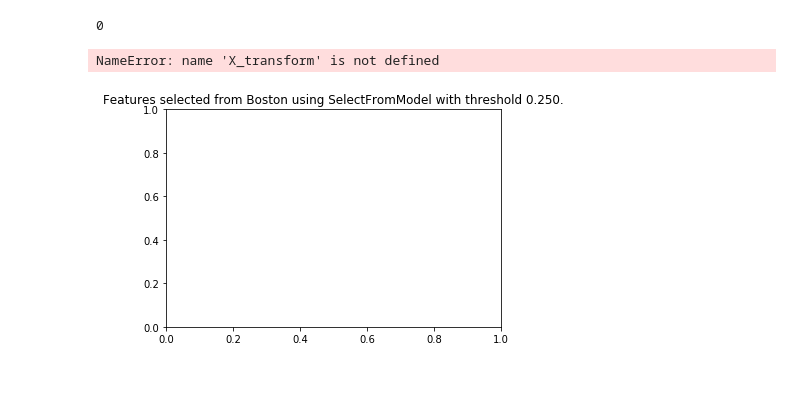
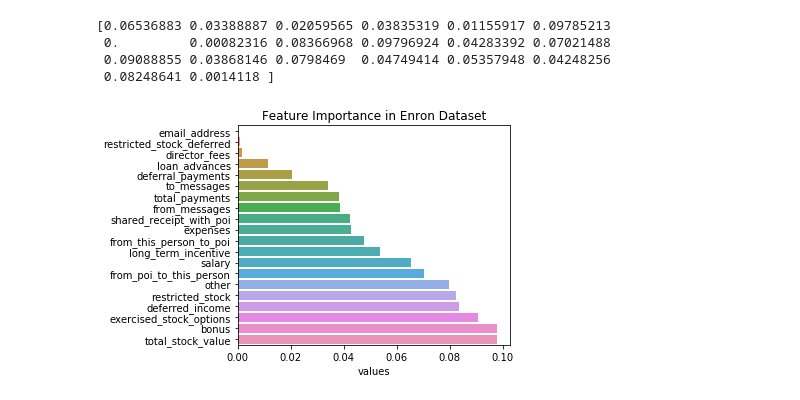
Before and after one commit to GabrielSGoncalves/udacity_nanodegree_datascience2, a Jupyter notebook: final_project/Final_project_EDA.ipynb, the cells around one changed output. Drawn from its saved outputs; the diff is of its cells as text; code cells hidden in the pictures.

```diff
--- a/final_project/Final_project_EDA.ipynb
+++ b/final_project/Final_project_EDA.ipynb
@@ -135,22 +93,29 @@ while n_features > 10:
-# %%
-n_features
-# %% [output]
-0
-# %%
-# Plot the selected two features from X.
-plt.title(
-    "Features selected from Boston using SelectFromModel with "
-    "threshold %0.3f." % sfm.threshold)
-feature1 = X_transform[:, 0]
-feature2 = X_transform[:, 1]
-plt.plot(feature1, feature2, 'r.')
-plt.xlabel("Feature number 1")
-plt.ylabel("Feature number 2")
-plt.ylim([np.min(feature2), np.max(feature2)])
-plt.show()
-# %% [output]
-NameError: name 'X_transform' is not defined
-[figure, removed]
+# %%
+from sklearn.ensemble import ExtraTreesClassifier
+import matplotlib.pyplot as plt
+model = ExtraTreesClassifier()
+model.fit(X,y)
+print(model.feature_importances_) #use inbuilt class feature_importances of tree based classifiers
+#plot graph of feature importances for better visualization
+feat_importances = pd.Series(model.feature_importances_, index=df_enron.drop(
+                                                           'poi', axis=1).columns)
+# %% [output]
+[0.06536883 0.03388887 0.02059565 0.03835319 0.01155917 0.09785213
+ 0.         0.00082316 0.08366968 0.09796924 0.04283392 0.07021488
+ 0.09088855 0.03868146 0.0798469  0.04749414 0.05357948 0.04248256
+ 0.08248641 0.0014118 ]
+# %%
+df_features_importance = pd.DataFrame(feat_importances, columns=['values'])
+# %%
+df_features_importance = df_features_importance.sort_values(by='values')
+# %%
+ax = sns.barplot(y=df_features_importance.index, x='values', data=df_features_importance,
+           orient='h')
+ax.set_title('Feature Importance in Enron Dataset')
+plt.tight_layout()
+ax.figure.savefig('feature_importance.png', dpi=300, orientation='landscape')
+# %% [output]
+[figure, added]
 # %%
 # Define X and y
 # X = df_enron.drop('poi', axis=1).values
```
Also changed, not shown: parts of 19 cells of this notebook, 6 other files.
